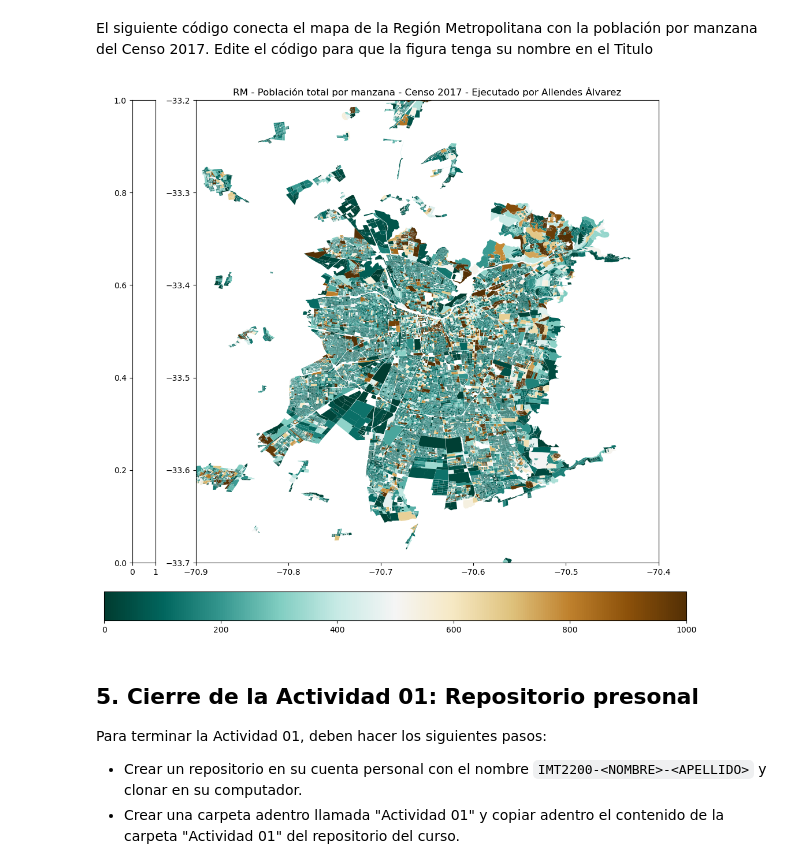
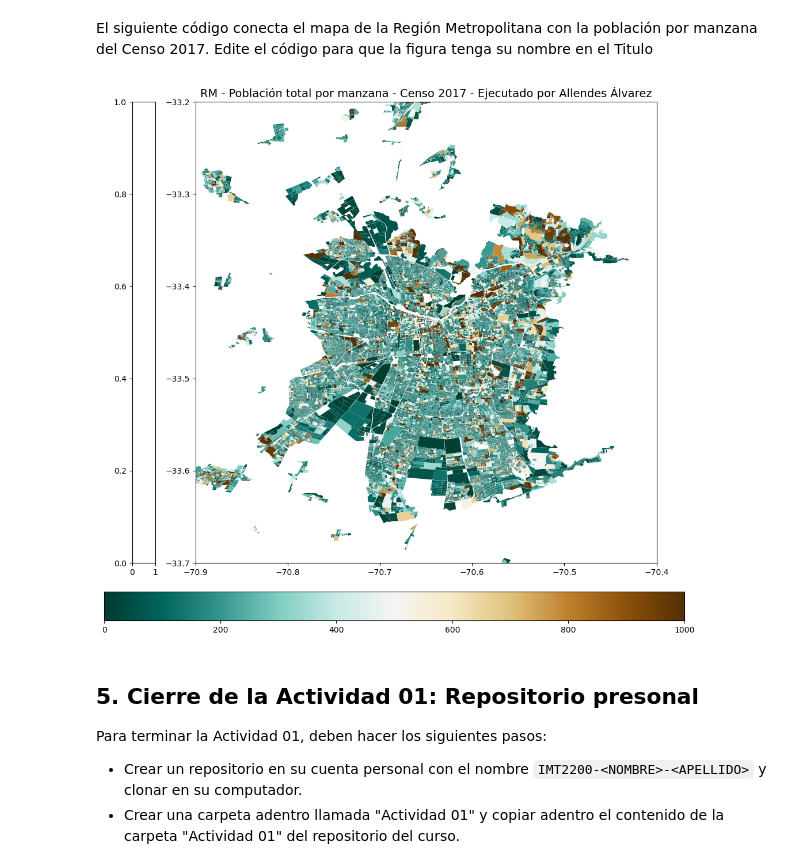
Before and after one commit to maripiiu/IMT2200-Maria-Allendes, a Jupyter notebook: Actividad 01/IMT2200 - Actividad 01.ipynb, the cells around one changed output. Drawn from its saved outputs; the diff is of its cells as text; code cells hidden in the pictures.

```diff
--- a/Actividad 01/IMT2200 - Actividad 01.ipynb
+++ b/Actividad 01/IMT2200 - Actividad 01.ipynb
@@ -234,35 +234,35 @@ import matplotlib.colors as colors
 
 #Crear figura y ejes
 fig=plt.figure(figsize=(13,13))
 ax=fig.add_subplot(111)
 divider = make_axes_locatable(ax)
 cax = divider.append_axes("left", size="5%", pad=0.7)
 #'left', 'right', 'bottom', 'top'
 
 # cantidad de personas por manzana
 Z=manz['TOTAL_PERS']
 manz.plot(ax=ax, column='TOTAL_PERS', cmap="BrBG_r", legend=True, vmin=0, vmax=1000 , legend_kwds = {"orientation" :"horizontal", "pad": 0.05})
 #colores fav:Blues_r , BrBG_r , Purples_r , BrBG
 
 com_projected = com.to_crs(epsg=3857)
 com_projected.boundary.plot(ax=ax, lw=1, color='c')
 
 xlim=[-70.9,-70.4]
 ylim=[-33.7,-33.2]
 for x, y, label in zip(com_projected.geometry.centroid.x, com_projected.geometry.centroid.y, com_projected.NOM_COMUNA):
     if xlim[0]<x<xlim[1] and ylim[0]<y<ylim[1]:
         ax.text(x, y, label, fontsize = 10)
 
 ax.set_xlim(xlim)
 ax.set_ylim(ylim);
 
 ## Reemplace 'XXX' por su apellido
-ax.set_title('RM - Población total por manzana - Censo 2017 - Ejecutado por Allendes Álvarez',fontsize=12)
+ax.set_title('RM - Población total por manzana - Censo 2017 - Ejecutado por Allendes Álvarez',fontsize=14)
 
 ## Reemplace 'XXX' por su apellido en el nombre del archivo de salida
 fig.savefig('PoblacionRM_C2017_Allendes_Alvarez.jpg')
 # %% [output]
-[figure, old version]
+[figure, new version]
 # %% [markdown]
 ## 5. Cierre de la Actividad 01: Repositorio presonal
 Para terminar la Actividad 01, deben hacer los siguientes pasos:
```
Also changed, not shown: parts of 2 cells of this notebook, 2 other files.
